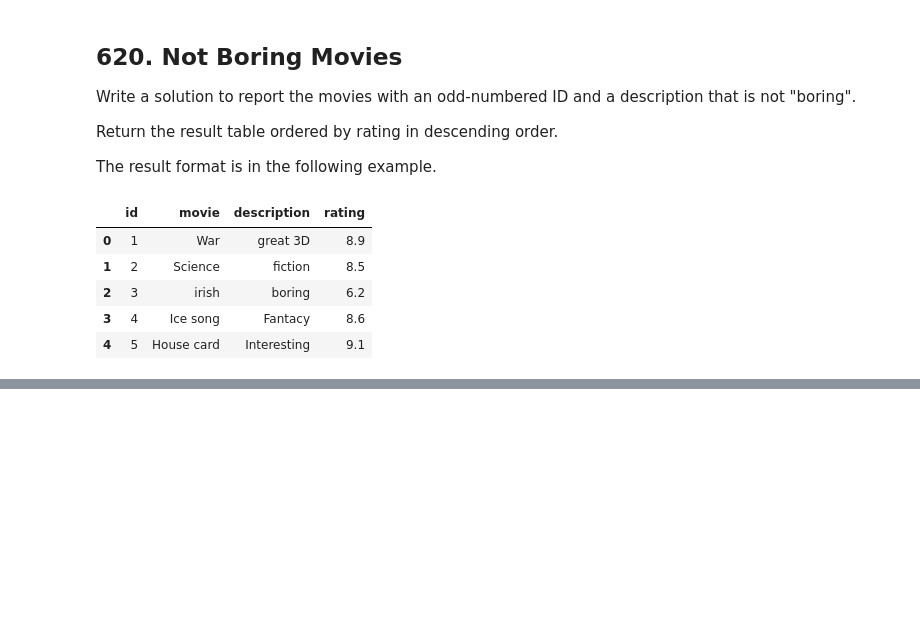
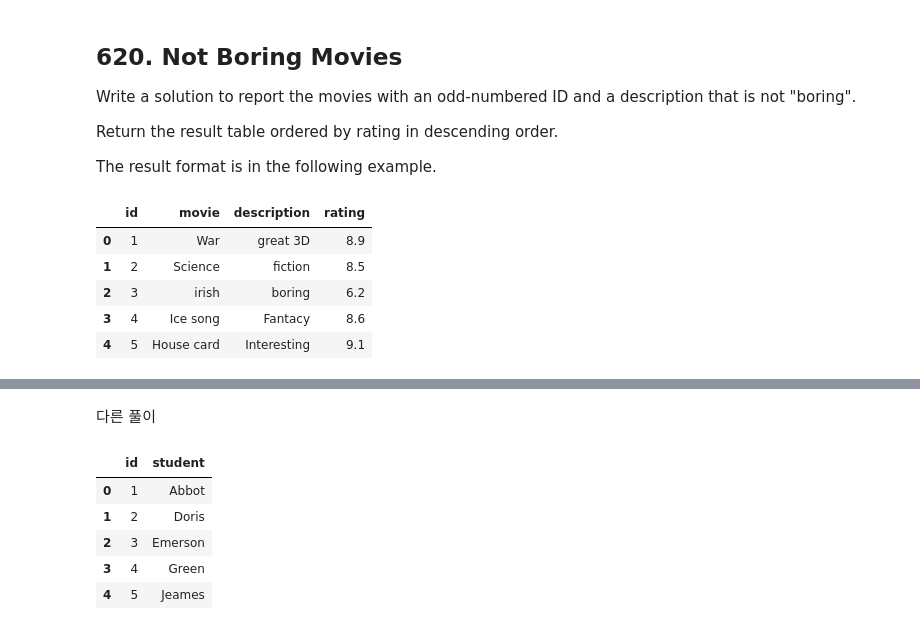
Before and after one commit to eagles0924/liveCodingTest, a Jupyter notebook: pandas_0824.ipynb, the cells around one changed output, grey strips where cells are left out. Saved outputs shown, nothing was run; the diff lists cells and outputs as text; code cells hidden in the pictures; blank space fills up the shorter version.

```diff
--- a/pandas_0824.ipynb
+++ b/pandas_0824.ipynb
@@ -337,0 +400,25 @@ cinema
+# %% [markdown]
+다른 풀이
+# %%
+def exchange_seats(seat: pd.DataFrame) -> pd.DataFrame:
+    n= len(seat)
+
+    def swap(id):
+        if id % 2 == 0:
+            return id - 1
+        elif id % 2 == 1 and id < n:
+            return id + 1
+        elif id % 2 == 1 and id == n:
+            return id
+
+    seat['id'] = seat['id'].apply(swap)
+
+    return seat.sort_values('id')
+exchange_seats(seat)
+# %% [output]
+|  | id | student |
+| 0 | 1 | Abbot |
+| 1 | 2 | Doris |
+| 2 | 3 | Emerson |
+| 3 | 4 | Green |
+| 4 | 5 | Jeames |
```
Also changed, not shown: parts of 5 cells of this notebook, 2 other files.
